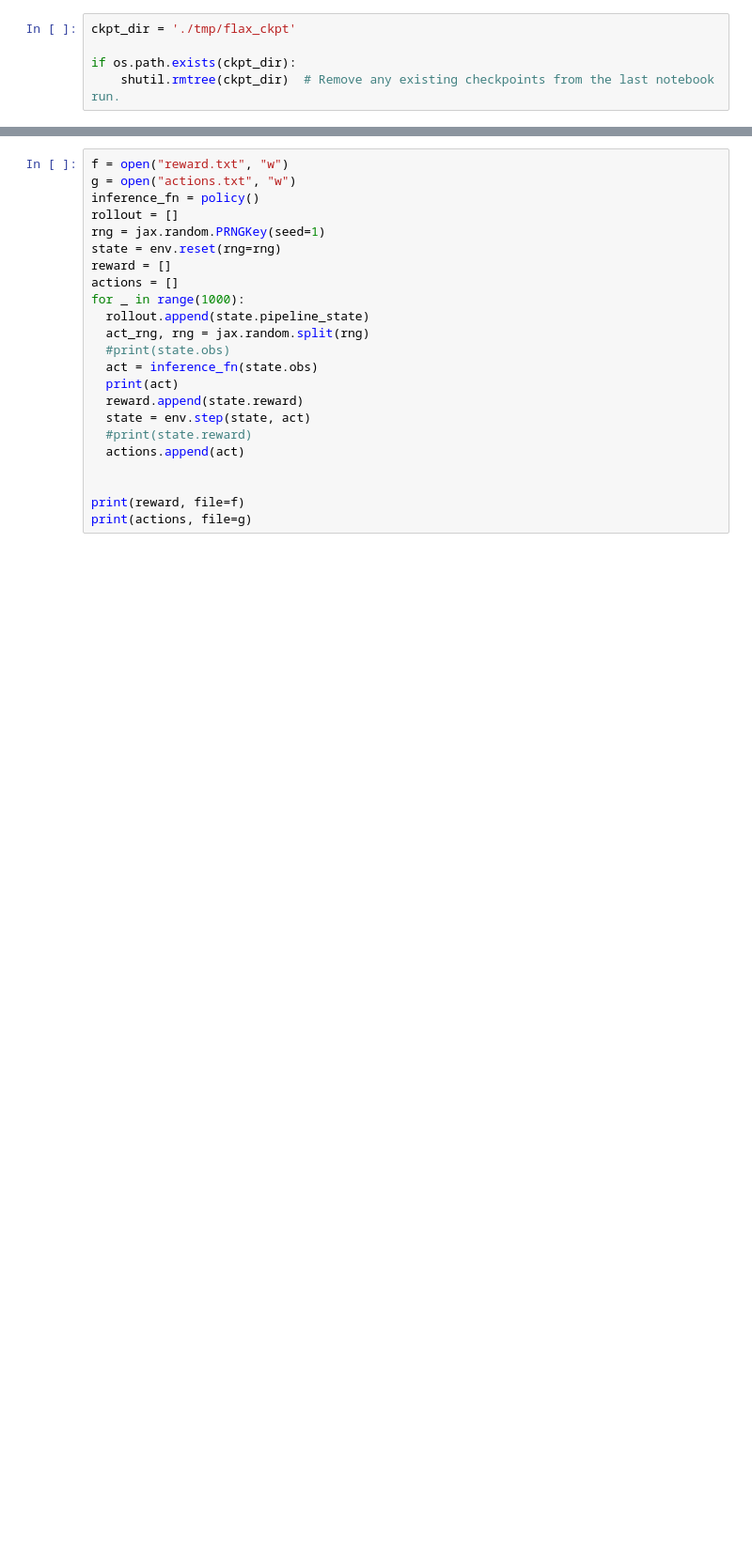
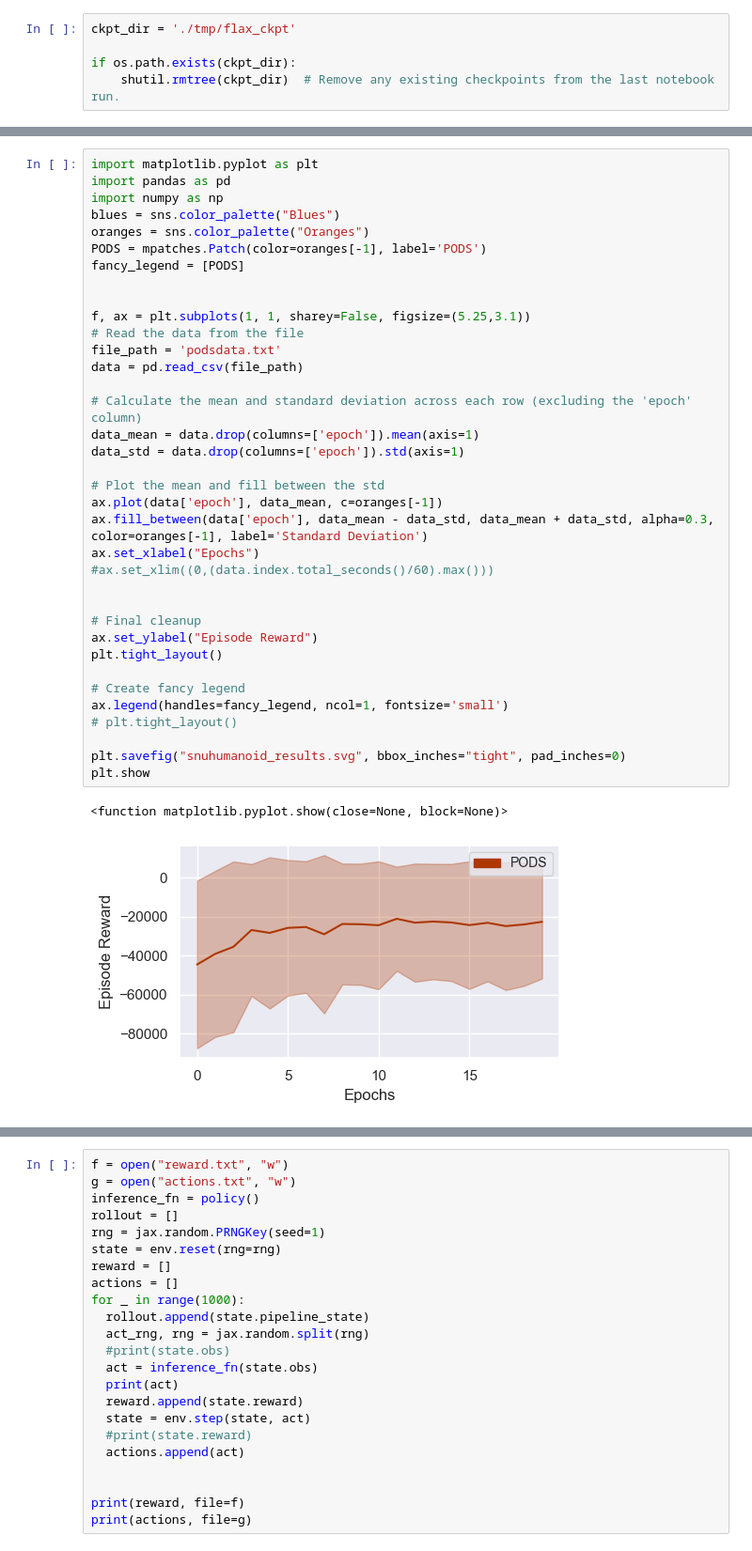
Before and after one commit to dcsteinhauser/HDS, a Jupyter notebook: run_PODS.ipynb, the cells around one changed output, grey strips where cells are left out. Shown at 94% size. Drawn from its saved outputs; the diff is of its cells as text; blank space fills up the shorter version.

```diff
--- a/run_PODS.ipynb
+++ b/run_PODS.ipynb
@@ -65,0 +97,39 @@ big epoch: 19 small epoch: 0 Loss 8.839862104704416e-05
+# %%
+import matplotlib.pyplot as plt
+import pandas as pd
+import numpy as np
+blues = sns.color_palette("Blues")
+oranges = sns.color_palette("Oranges")
+PODS = mpatches.Patch(color=oranges[-1], label='PODS')
+fancy_legend = [PODS]
+
+
+f, ax = plt.subplots(1, 1, sharey=False, figsize=(5.25,3.1))
+# Read the data from the file
+file_path = 'podsdata.txt'
+data = pd.read_csv(file_path)
+
+# Calculate the mean and standard deviation across each row (excluding the 'epoch' column)
+data_mean = data.drop(columns=['epoch']).mean(axis=1)
+data_std = data.drop(columns=['epoch']).std(axis=1)
+
+# Plot the mean and fill between the std
+ax.plot(data['epoch'], data_mean, c=oranges[-1])
+ax.fill_between(data['epoch'], data_mean - data_std, data_mean + data_std, alpha=0.3, color=oranges[-1], label='Standard Deviation')
+ax.set_xlabel("Epochs")
+#ax.set_xlim((0,(data.index.total_seconds()/60).max()))
+
+
+# Final cleanup
+ax.set_ylabel("Episode Reward")
+plt.tight_layout()
+
+# Create fancy legend
+ax.legend(handles=fancy_legend, ncol=1, fontsize='small')
+# plt.tight_layout()
+
+plt.savefig("snuhumanoid_results.svg", bbox_inches="tight", pad_inches=0)
+plt.show
+# %% [output]
+<function matplotlib.pyplot.show(close=None, block=None)>
+[figure, added]
```
Also changed, not shown: parts of 3 cells of this notebook, 2 other files.
